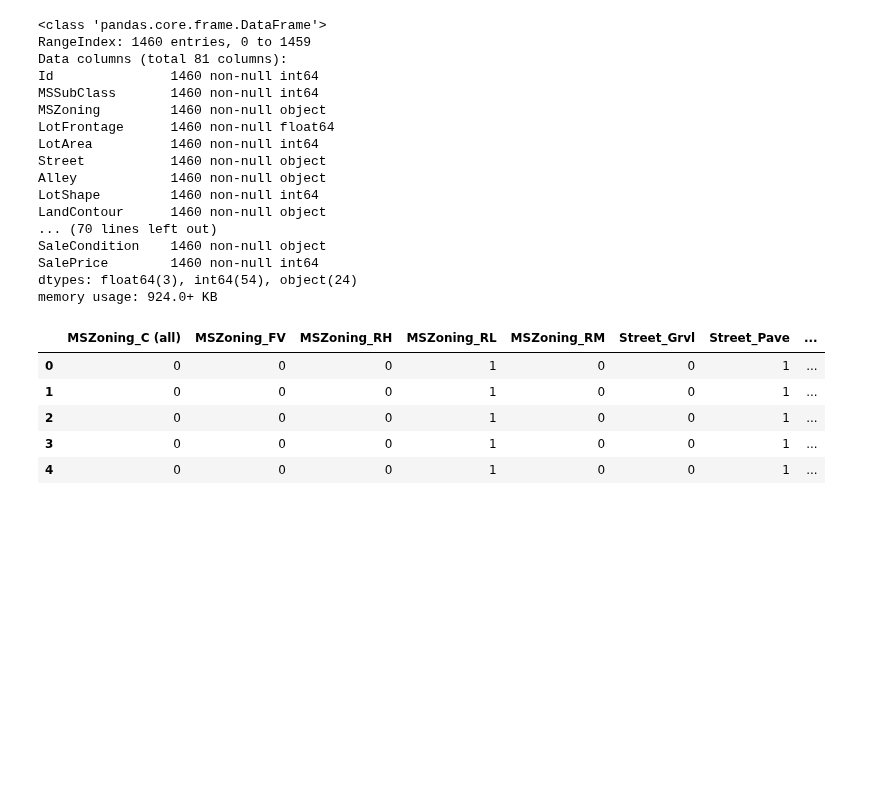
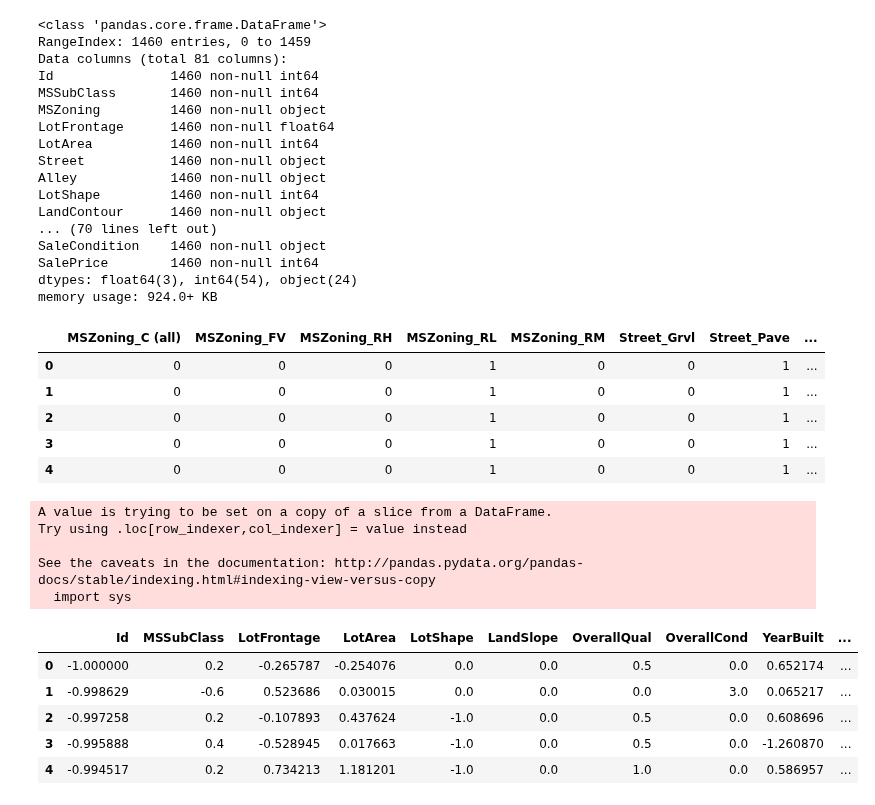
Before and after one commit to kellywong1314/Analytics-and-Machine-Learning, a Jupyter notebook: Capstone 2 - Advanced Regression to Predict Housing Prices/Data Wrangling For Regression.ipynb, the cells around one changed output. Drawn from its saved outputs; the diff is of its cells as text; code cells hidden in the pictures; blank space fills up the shorter version.

```diff
--- a/Capstone 2 - Advanced Regression to Predict Housing Prices/Data Wrangling For Regression.ipynb
+++ b/Capstone 2 - Advanced Regression to Predict Housing Prices/Data Wrangling For Regression.ipynb
@@ -112,4 +113,27 @@ df_imputed_cat.head()
 | 2 | 0 | 0 | 0 | 1 | 0 | 0 | 1 | ... |
 | 3 | 0 | 0 | 0 | 1 | 0 | 0 | 1 | ... |
 | 4 | 0 | 0 | 0 | 1 | 0 | 0 | 1 | ... |
+# %%
+df_num = df_imputed.select_dtypes(include=[np.number])
+
+scaler = RobustScaler()
+
+for column in df_num:
+    if column != 'SalePrice':
+        df_num[column] = scaler.fit_transform(df_num[column].values.reshape(-1, 1))
+# %% [output]
+A value is trying to be set on a copy of a slice from a DataFrame.
+Try using .loc[row_indexer,col_indexer] = value instead
+
+See the caveats in the documentation: http://pandas.pydata.org/pandas-docs/stable/indexing.html#indexing-view-versus-copy
+  import sys
+# %%
+df_num.head()
+# %% [output]
+|  | Id | MSSubClass | LotFrontage | LotArea | LotShape | LandSlope | OverallQual | OverallCond | YearBuilt | ... |
+| 0 | -1.000000 | 0.2 | -0.265787 | -0.254076 | 0.0 | 0.0 | 0.5 | 0.0 | 0.652174 | ... |
+| 1 | -0.998629 | -0.6 | 0.523686 | 0.030015 | 0.0 | 0.0 | 0.0 | 3.0 | 0.065217 | ... |
+| 2 | -0.997258 | 0.2 | -0.107893 | 0.437624 | -1.0 | 0.0 | 0.5 | 0.0 | 0.608696 | ... |
+| 3 | -0.995888 | 0.4 | -0.528945 | 0.017663 | -1.0 | 0.0 | 0.5 | 0.0 | -1.260870 | ... |
+| 4 | -0.994517 | 0.2 | 0.734213 | 1.181201 | -1.0 | 0.0 | 1.0 | 0.0 | 0.586957 | ... |
 # %%
```
Also changed, not shown: parts of 7 cells of this notebook.
